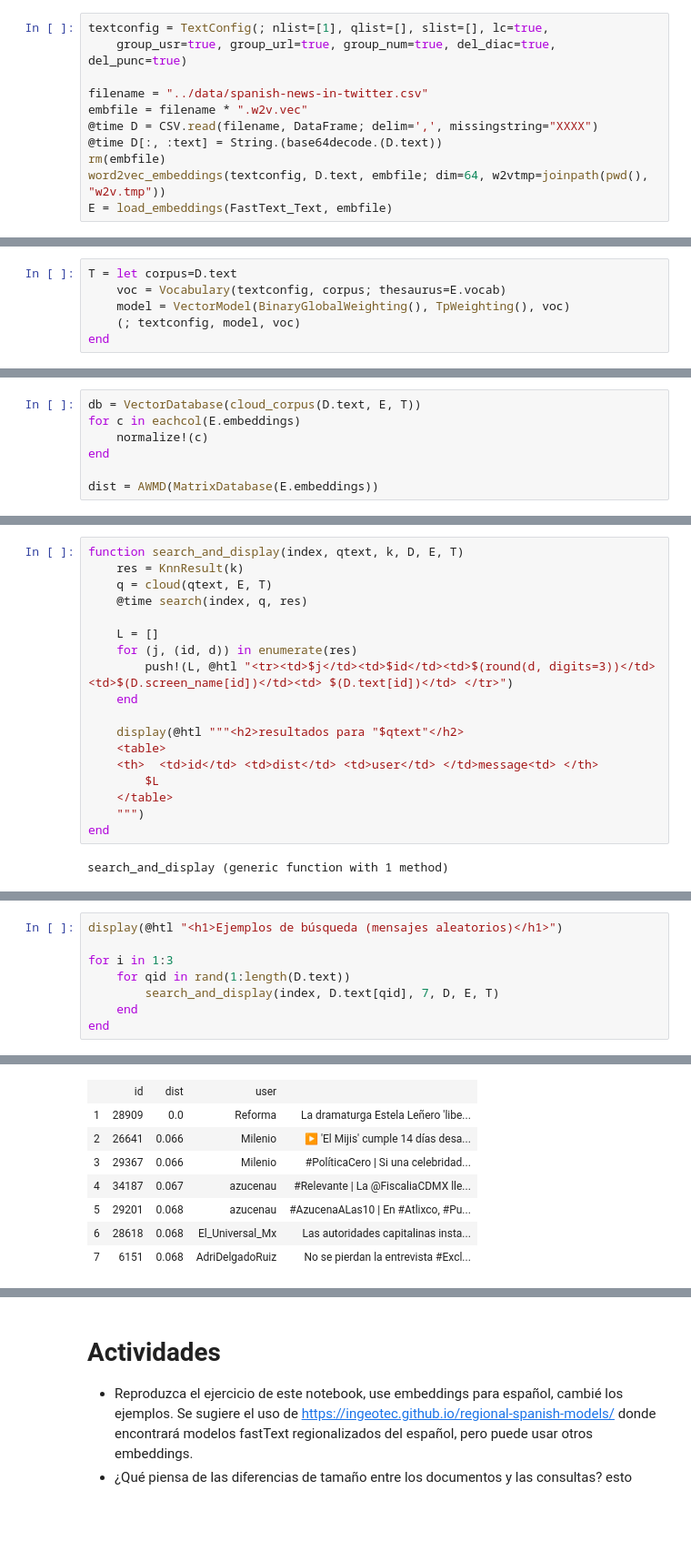
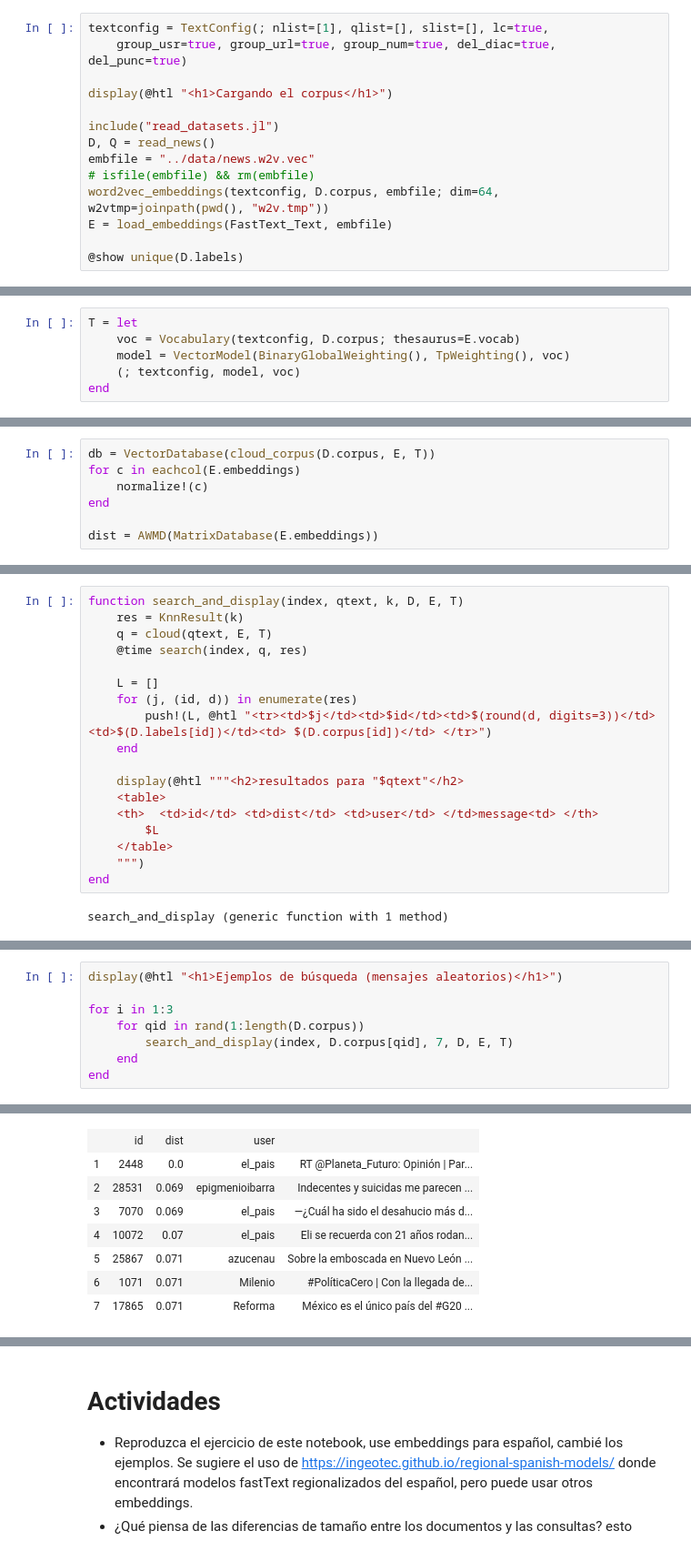
Before and after one commit to sadit/IR-2022, a Jupyter notebook: Unidades/u07.ipynb, the cells around one changed output, grey strips where cells are left out. Shown at 91% size. Cells and saved outputs as stored; diff of their text form; blank space fills up the shorter version.

```diff
--- a/Unidades/u07.ipynb
+++ b/Unidades/u07.ipynb
@@ -89,11 +64,14 @@ word2vec_embeddings (generic function with 1 method)
 textconfig = TextConfig(; nlist=[1], qlist=[], slist=[], lc=true,
     group_usr=true, group_url=true, group_num=true, del_diac=true, del_punc=true)
 
-filename = "../data/spanish-news-in-twitter.csv"
-embfile = filename * ".w2v.vec"
-@time D = CSV.read(filename, DataFrame; delim=',', missingstring="XXXX")
-@time D[:, :text] = String.(base64decode.(D.text))
-rm(embfile)
-word2vec_embeddings(textconfig, D.text, embfile; dim=64, w2vtmp=joinpath(pwd(), "w2v.tmp"))
+display(@htl "<h1>Cargando el corpus</h1>")
+
+include("read_datasets.jl")
+D, Q = read_news()
+embfile = "../data/news.w2v.vec"
+# isfile(embfile) && rm(embfile)
+word2vec_embeddings(textconfig, D.corpus, embfile; dim=64, w2vtmp=joinpath(pwd(), "w2v.tmp"))
 E = load_embeddings(FastText_Text, embfile)
+
+@show unique(D.labels)
 # %% [output]
@@ -106,6 +97,6 @@ Embeddings.EmbeddingTable{Matrix{Float32}, Vector{String}}(Float32[0.006254 -0.0
 # %%
-T = let corpus=D.text
-    voc = Vocabulary(textconfig, corpus; thesaurus=E.vocab)
+T = let
+    voc = Vocabulary(textconfig, D.corpus; thesaurus=E.vocab)
     model = VectorModel(BinaryGlobalWeighting(), TpWeighting(), voc)
     (; textconfig, model, voc)
 end
@@ -158,7 +149,7 @@ function SimilaritySearch.evaluate(wmd::AWMD, U::T, V::T) where T
     max(onesidewmd(wmd.X, res, dcos, U, V), onesidewmd(wmd.X, res, dcos, V, U))
 end
 # %%
-db = VectorDatabase(cloud_corpus(D.text, E, T))
+db = VectorDatabase(cloud_corpus(D.corpus, E, T))
 for c in eachcol(E.embeddings)
     normalize!(c)
 end
@@ -200,7 +191,7 @@ function search_and_display(index, qtext, k, D, E, T)
 
     L = []
     for (j, (id, d)) in enumerate(res)
-        push!(L, @htl "<tr><td>$j</td><td>$id</td><td>$(round(d, digits=3))</td> <td>$(D.screen_name[id])</td><td> $(D.text[id])</td> </tr>")
+        push!(L, @htl "<tr><td>$j</td><td>$id</td><td>$(round(d, digits=3))</td> <td>$(D.labels[id])</td><td> $(D.corpus[id])</td> </tr>")
     end
 
     display(@htl """<h2>resultados para "$qtext"</h2>
@@ -251,8 +242,8 @@ message
 display(@htl "<h1>Ejemplos de búsqueda (mensajes aleatorios)</h1>")
 
 for i in 1:3
-    for qid in rand(1:length(D.text))
-        search_and_display(index, D.text[qid], 7, D, E, T)
+    for qid in rand(1:length(D.corpus))
+        search_and_display(index, D.corpus[qid], 7, D, E, T)
     end
 end
 # %% [output]
@@ -262,9 +253,9 @@ resultados para "La dramaturga Estela Leñero 'libera' a cinco mujeres presas de
 message
 |  | id | dist | user |  |
-| 1 | 28909 | 0.0 | Reforma | La dramaturga Estela Leñero 'libe... |
-| 2 | 26641 | 0.066 | Milenio | ▶️ 'El Mijis' cumple 14 días desa... |
-| 3 | 29367 | 0.066 | Milenio | #PolíticaCero | Si una celebridad... |
-| 4 | 34187 | 0.067 | azucenau | #Relevante | La @FiscaliaCDMX lle... |
-| 5 | 29201 | 0.068 | azucenau | #AzucenaALas10 | En #Atlixco, #Pu... |
-| 6 | 28618 | 0.068 | El_Universal_Mx | Las autoridades capitalinas insta... |
-| 7 | 6151 | 0.068 | AdriDelgadoRuiz | No se pierdan la entrevista #Excl... |
+| 1 | 2448 | 0.0 | el_pais | RT @Planeta_Futuro: Opinión | Par... |
+| 2 | 28531 | 0.069 | epigmenioibarra | Indecentes y suicidas me parecen ... |
+| 3 | 7070 | 0.069 | el_pais | —¿Cuál ha sido el desahucio más d... |
+| 4 | 10072 | 0.07 | el_pais | Eli se recuerda con 21 años rodan... |
+| 5 | 25867 | 0.071 | azucenau | Sobre la emboscada en Nuevo León ... |
+| 6 | 1071 | 0.071 | Milenio | #PolíticaCero | Con la llegada de... |
+| 7 | 17865 | 0.071 | Reforma | México es el único país del #G20 ... |
```
Also changed, not shown: parts of 8 cells of this notebook, 9 other files.
